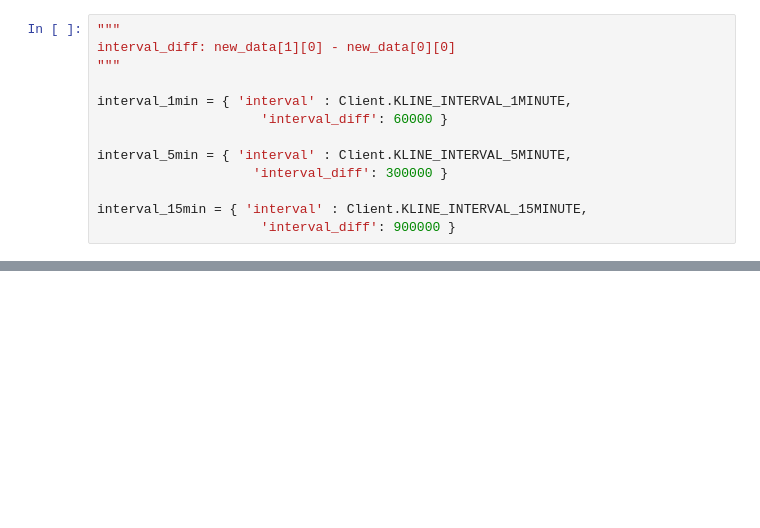
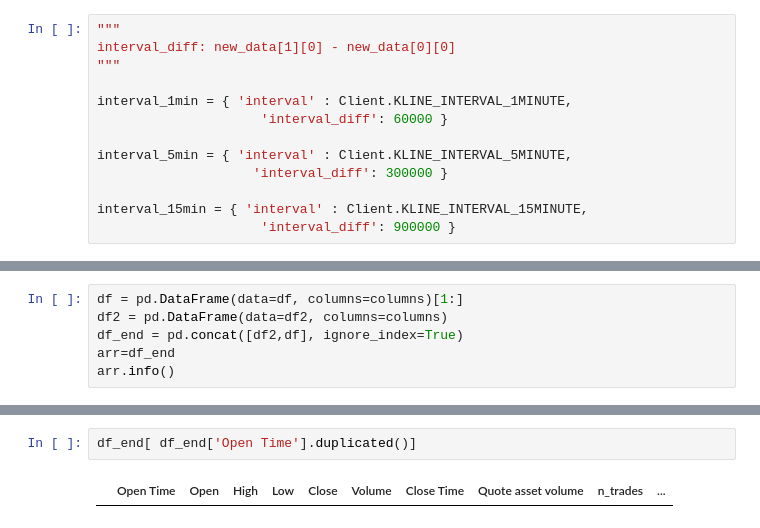
Before and after one commit to OhGreat/Machine-Learning, a Jupyter notebook: Tensorflow/Bitcoin/bitcoin_binance.ipynb, the cells around one changed output, grey strips where cells are left out. Drawn from its saved outputs; the diff is of its cells as text; blank space fills up the shorter version.

```diff
--- a/Tensorflow/Bitcoin/bitcoin_binance.ipynb
+++ b/Tensorflow/Bitcoin/bitcoin_binance.ipynb
@@ -225,0 +313,6 @@ main_df_cols
+# %%
+df = pd.DataFrame(data=df, columns=columns)[1:]
+df2 = pd.DataFrame(data=df2, columns=columns)
+df_end = pd.concat([df2,df], ignore_index=True)
+arr=df_end
+arr.info()
@@ -225,0 +346,4 @@ main_df_cols
+# %%
+df_end[ df_end['Open Time'].duplicated()]
+# %% [output]
+|  | Open Time | Open | High | Low | Close | Volume | Close Time | Quote asset volume | n_trades | ... |
```
Also changed, not shown: parts of 34 cells of this notebook.
